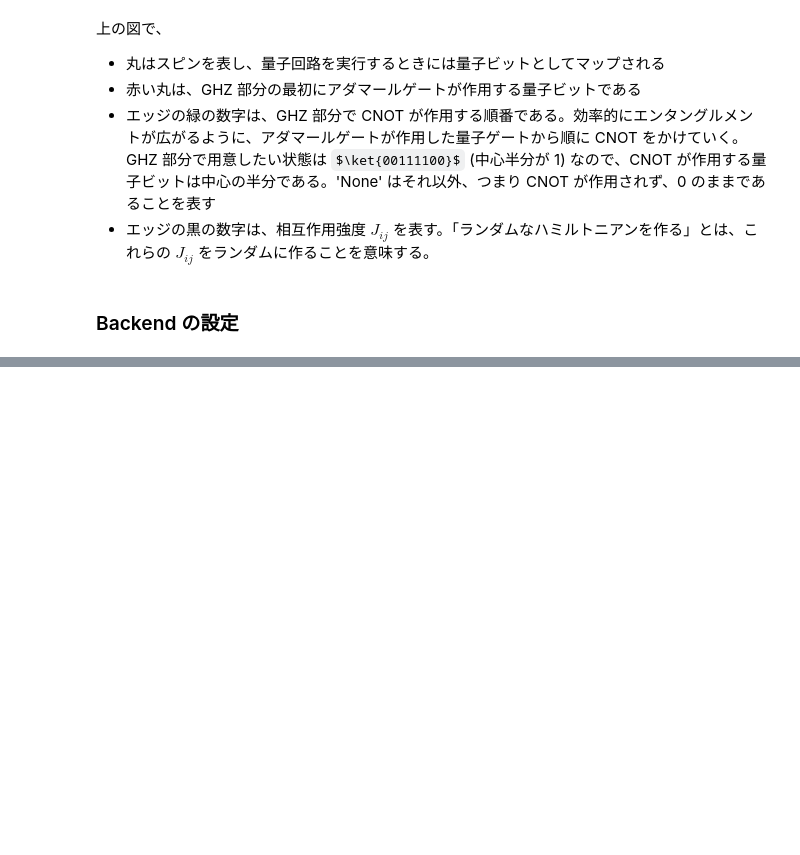
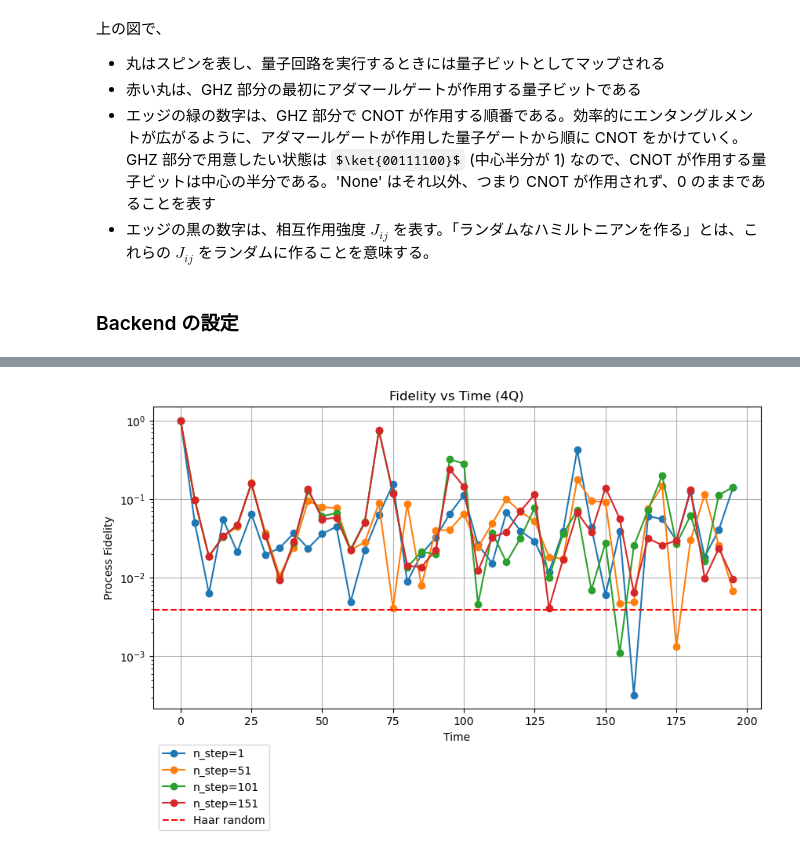
Before and after one commit to YutoMorohoshi/fourier_learning_ibm, a Jupyter notebook: get_param.ipynb, the cells around one changed output, grey strips where cells are left out. Saved outputs shown, nothing was run; the diff lists cells and outputs as text; code cells hidden in the pictures; some formulas as TeX source; blank space fills up the shorter version.

```diff
--- a/get_param.ipynb
+++ b/get_param.ipynb
@@ -332,0 +236,16 @@ We use this t_K=2.0 for the simulation.
+# %%
+# Option2: Use local AerSimulator as the backend.
+
+# Noiseless simulator
+backend_sim_noiseless = AerSimulator()
+print(f"Using backend noiseless simulator: {backend_sim_noiseless}")
+print()
+
+# Noise model
+noise_backend = NoiseModel.from_backend(backend_qpu)
+print(noise_backend)
+print()
+
+# Noisy simulator
+backend_sim_noisy = AerSimulator(noise_model=noise_backend)
+print(f"Using backend noisy simulator: {backend_sim_noisy}")
@@ -332,0 +322,24 @@ We use this t_K=2.0 for the simulation.
+# %%
+df = pd.DataFrame(results)
+
+# t と n_step ごとに pro_fidelity をグループ化
+df_grouped = df.groupby(["t", "n_step"]).agg({"pro_fidelity": "mean"})
+df_grouped = df_grouped.reset_index()
+
+# plot
+plt.figure(figsize=(10, 5))
+for n_step in df_grouped["n_step"].unique():
+    df_tmp = df_grouped[df_grouped["n_step"] == n_step]
+    plt.plot(df_tmp["t"], df_tmp["pro_fidelity"], label=f"n_step={n_step}", marker="o")
+random_pro_fidelity = 1 / (2 ** (2 * n_qubits))
+plt.axhline(y=random_pro_fidelity, color="red", linestyle="dashed", label="Haar random")
+plt.xlabel("Time")
+plt.ylabel("Process Fidelity")
+plt.yscale("log")
+plt.legend(bbox_to_anchor=(0, -0.1), loc="upper left")
+plt.grid()
+plt.title(f"Fidelity vs Time ({n_qubits}Q)")
+# plt.savefig(f"results/get_param/{n_qubits}Q_fidelity_vs_time.pdf")
+plt.show()
+# %% [output]
+[figure, added]
```
Also changed, not shown: parts of 11 cells of this notebook, 13 other files.
